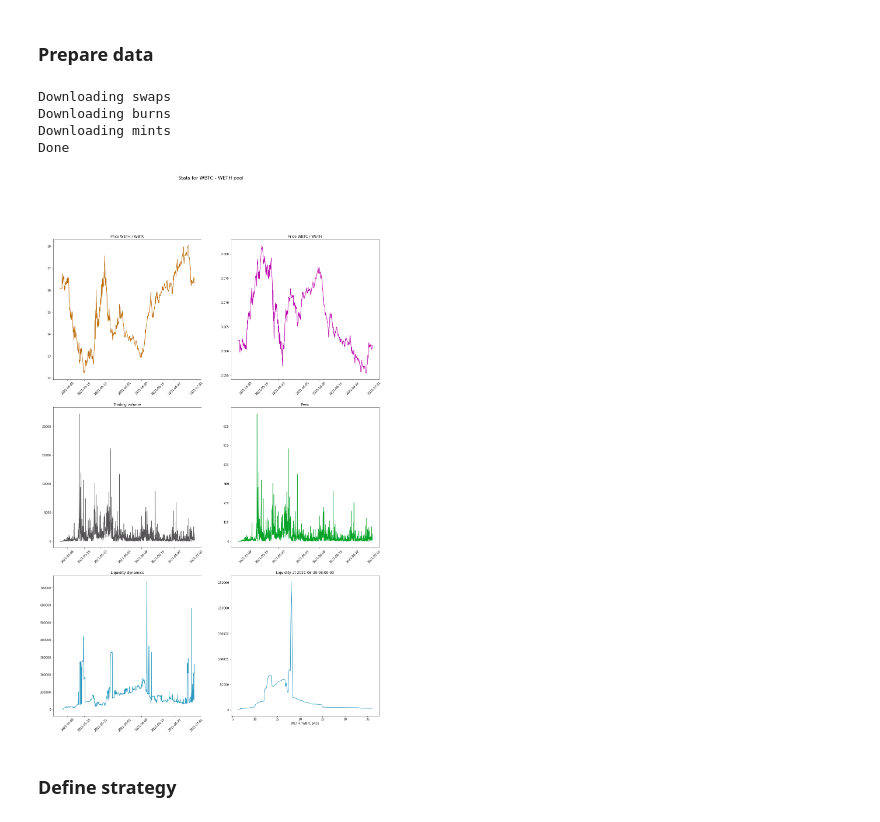
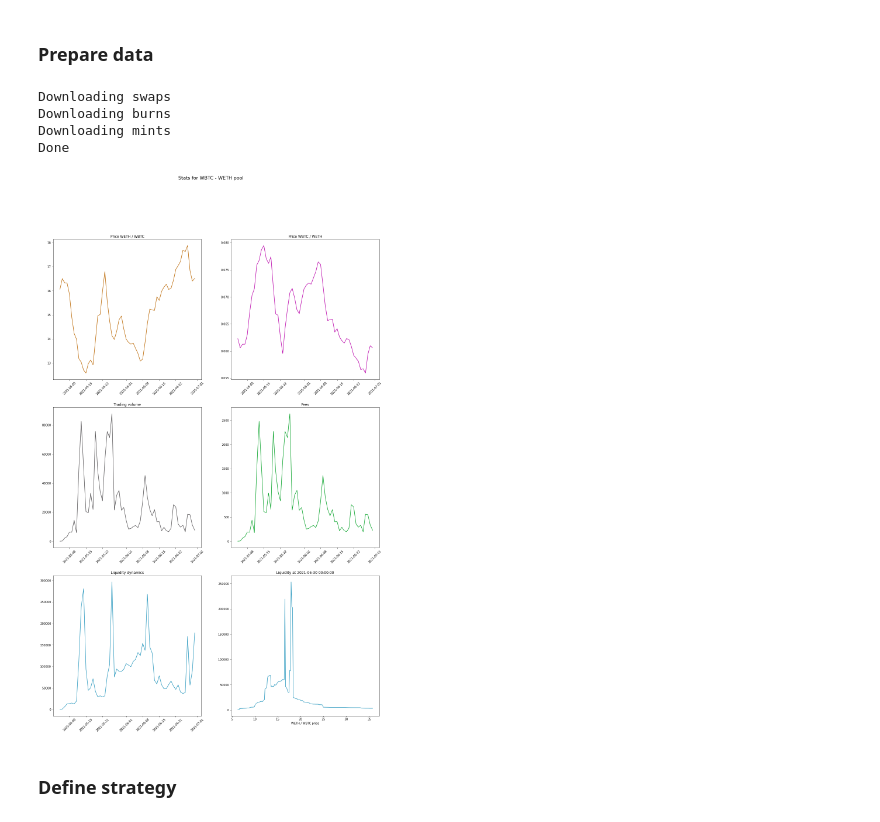
Before and after one commit to mellow-finance/mellow-strategy-sdk, a Jupyter notebook: examples/tick.ipynb, the cells around one changed output. Drawn from its saved outputs; the diff is of its cells as text; code cells hidden in the pictures.

```diff
--- a/examples/tick.ipynb
+++ b/examples/tick.ipynb
@@ -30,14 +30,14 @@ You should consider upgrading via the '/Users/alex/dev/mellow-strategy-sdk/.venv
 # %%
 from strategy import PoolData, Pool, Token, Fee, Frequency
 pool = Pool(Token.WBTC, Token.WETH, Fee.MIDDLE)
-data = PoolData.from_pool(pool, Frequency.HOUR)
+data = PoolData.from_pool(pool, Frequency.DAY)
 data.plot()
 # %% [output]
 Downloading swaps
 Downloading burns
 Downloading mints
 Done
-[figure, old version]
+[figure, new version]
 # %% [markdown]
 ### Define strategy
 # %%
```
Also changed, not shown: parts of 2 cells of this notebook, 1 other file.
